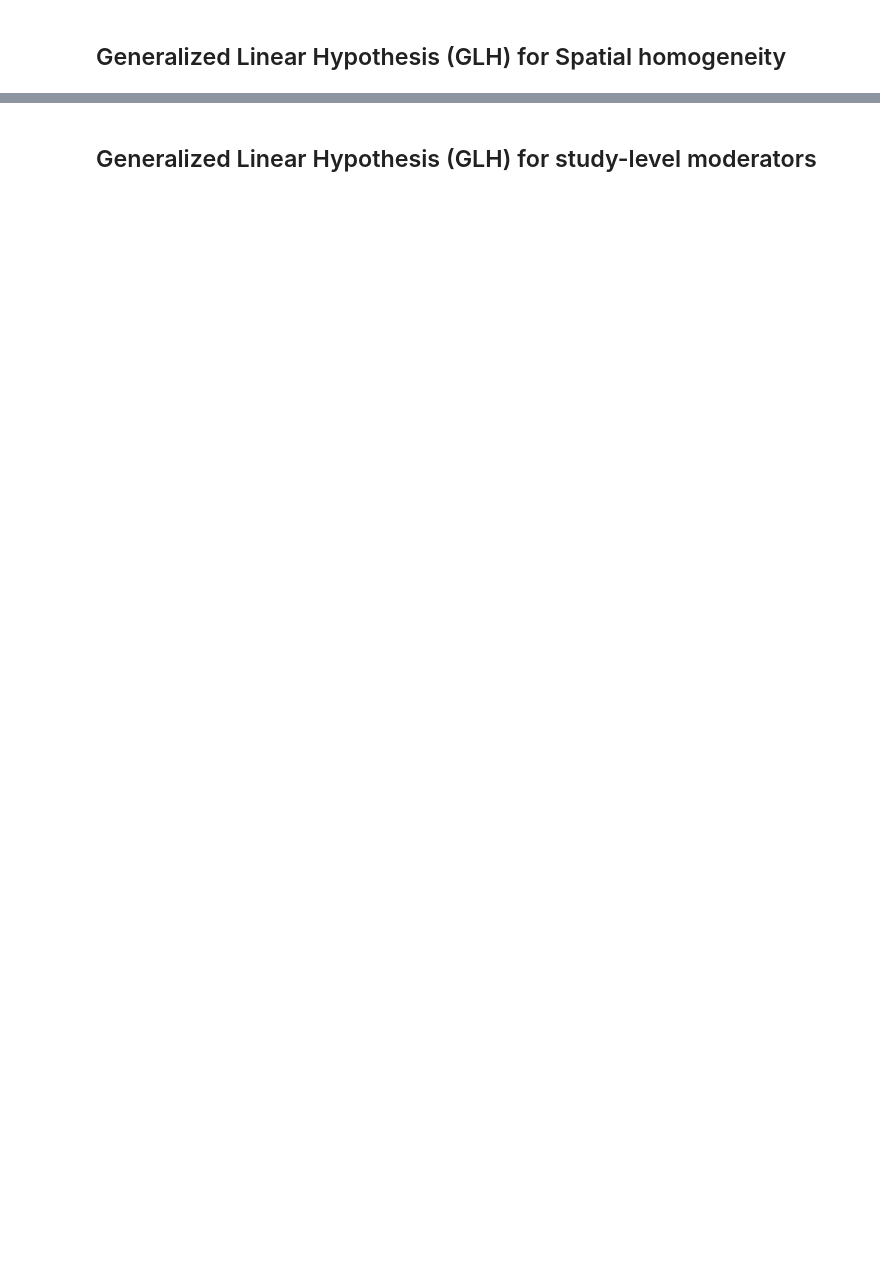
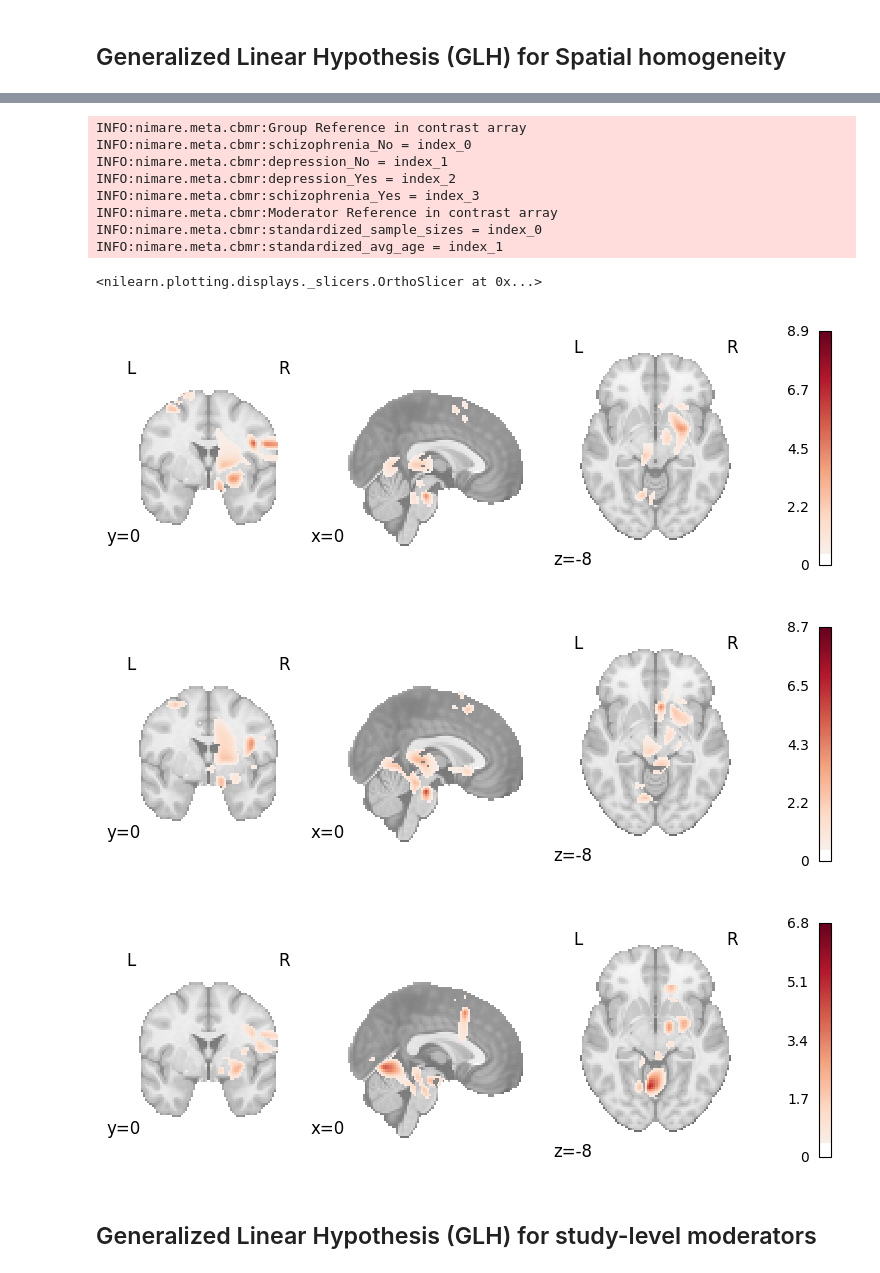
Before and after one commit to neurostuff/NiMARE, a Jupyter notebook: examples/02_meta-analyses/10_plot_cbmr.ipynb, the cells around one changed output, grey strips where cells are left out. Drawn from its saved outputs; the diff is of its cells as text; code cells hidden in the pictures; blank space fills up the shorter version.

```diff
--- a/examples/02_meta-analyses/10_plot_cbmr.ipynb
+++ b/examples/02_meta-analyses/10_plot_cbmr.ipynb
@@ -85,2 +92,44 @@ plot_stat_map(
+# %%
+# Group comparison test between any two groups
+inference = CBMRInference(
+    CBMRResults=cbmr_res, device="cuda"
+)
+t_con_groups = inference.create_contrast(["schizophrenia_Yes-schizophrenia_No", "schizophrenia_No-depression_Yes", "depression_Yes-depression_No"], type="groups")
+contrast_result = inference.compute_contrast(t_con_groups=t_con_groups, t_con_moderators=False)
+# chi square statistics maps for group comparison test
+plot_stat_map(
+    cbmr_res.get_map("schizophrenia_Yes-schizophrenia_No_chi_square_values"),
+    cut_coords=[0, 0, -8],
+    draw_cross=False,
+    cmap="RdBu_r",
+    threshold=0.5,
+)
+plot_stat_map(
+    cbmr_res.get_map("schizophrenia_No-depression_Yes_chi_square_values"),
+    cut_coords=[0, 0, -8],
+    draw_cross=False,
+    cmap="RdBu_r",
+    threshold=0.5,
+)
+plot_stat_map(
+    cbmr_res.get_map("depression_Yes-depression_No_chi_square_values"),
+    cut_coords=[0, 0, -8],
+    draw_cross=False,
+    cmap="RdBu_r",
+    threshold=0.5,
+)
+# %% [output]
+INFO:nimare.meta.cbmr:Group Reference in contrast array
+INFO:nimare.meta.cbmr:schizophrenia_No = index_0
+INFO:nimare.meta.cbmr:depression_No = index_1
+INFO:nimare.meta.cbmr:depression_Yes = index_2
+INFO:nimare.meta.cbmr:schizophrenia_Yes = index_3
+INFO:nimare.meta.cbmr:Moderator Reference in contrast array
+INFO:nimare.meta.cbmr:standardized_sample_sizes = index_0
+INFO:nimare.meta.cbmr:standardized_avg_age = index_1
+<nilearn.plotting.displays._slicers.OrthoSlicer at 0x...>
+[figure, added]
+[figure, added]
+[figure, added]
 # %% [markdown]
 ## Generalized Linear Hypothesis (GLH) for study-level moderators
```
Also changed, not shown: parts of 10 cells of this notebook, 4 other files.
